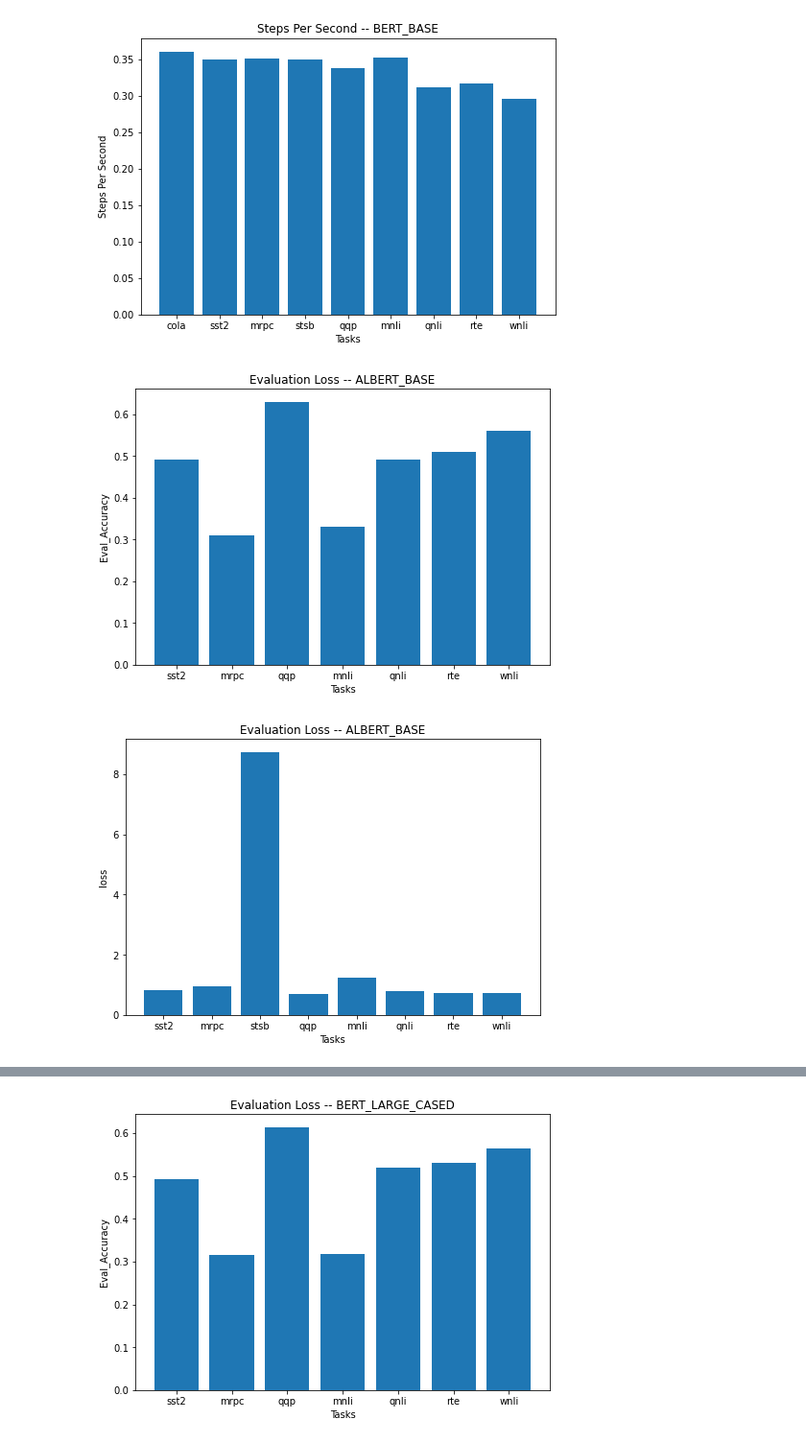
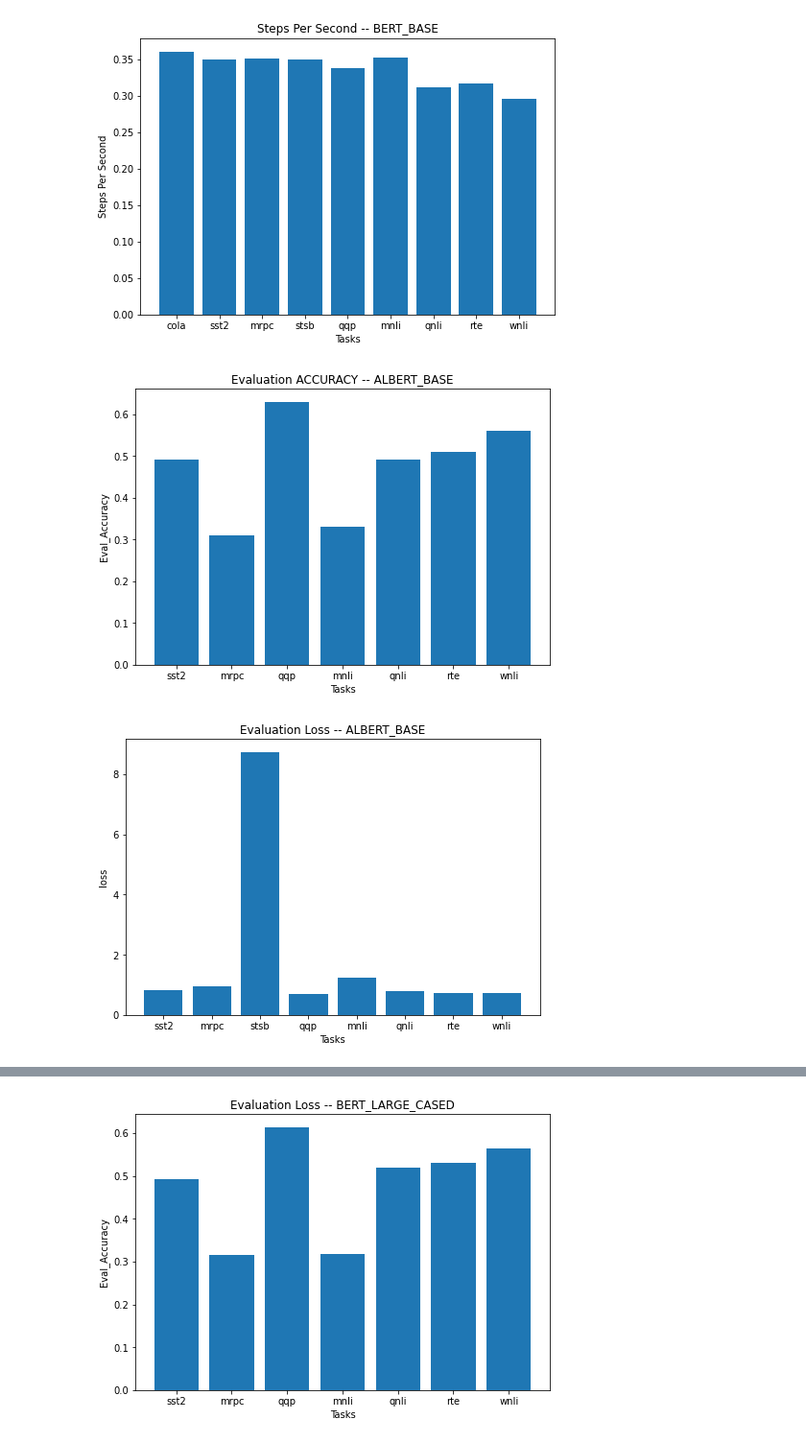
Before and after one commit to 395t/coding-assignment-week-6-seq-2, a Jupyter notebook: src/text-classification/Plots.ipynb, the cells around one changed output, grey strips where cells are left out. Shown at 96% size. Cells and saved outputs as stored; diff of their text form; code cells hidden in the pictures.

Commit message:
Adjusting plot

```diff
--- a/src/text-classification/Plots.ipynb
+++ b/src/text-classification/Plots.ipynb
@@ -1,6 +1,8 @@
 # %%
 import matplotlib.pyplot as plt
 # TOTAL TASKS ["cola", "sst2", "mrpc", "stsb", "qqp", "mnli", "qnli", "rte", "wnli"]
+
+### BERT_BASE
 
 fig = plt.figure()
 ax = fig.add_axes([0,0,1,1])
@@ -62,7 +64,7 @@ plt.ylabel('Steps Per Second')
 
 plt.show()
 
-
+### ALBERT_BASE
 
 fig = plt.figure()
 ax = fig.add_axes([0,0,1,1])
@@ -70,7 +72,7 @@ TASK_NAMES = ["sst2", "mrpc", "qqp", "mnli", "qnli", "rte", "wnli"]
 EVAL_ACCURACY = [0.49, 0.31, 0.63, 0.33, 0.49, 0.51, 0.56]
 ax.bar(TASK_NAMES,EVAL_ACCURACY)
 
-plt.title('Evaluation Loss -- ALBERT_BASE')
+plt.title('Evaluation ACCURACY -- ALBERT_BASE')
 plt.xlabel('Tasks')
 plt.ylabel('Eval_Accuracy')
 
@@ -88,20 +90,5 @@ plt.xlabel('Tasks')
 plt.ylabel('loss')
 
 plt.show()
-
-
-
-
-fig = plt.figure()
-ax = fig.add_axes([0,0,1,1])
-TASK_NAMES = ["sst2", "mrpc", "qqp", "mnli", "qnli", "rte", "wnli"]
-EVAL_ACCURACY = [0.49, 0.31, 0.63, 0.33, 0.49, 0.51, 0.56]
-ax.bar(TASK_NAMES,EVAL_ACCURACY)
-
-plt.title('Evaluation Loss -- ALBERT_BASE')
-plt.xlabel('Tasks')
-plt.ylabel('Eval_Accuracy')
-
-plt.show()
 # %% [output]
 [figure]
@@ -109,5 +96,5 @@ plt.show()
 [figure]
 [figure]
 [figure]
-[figure, old version]
+[figure, new version]
 [figure]
```
Also changed, not shown: parts of 3 cells of this notebook.
